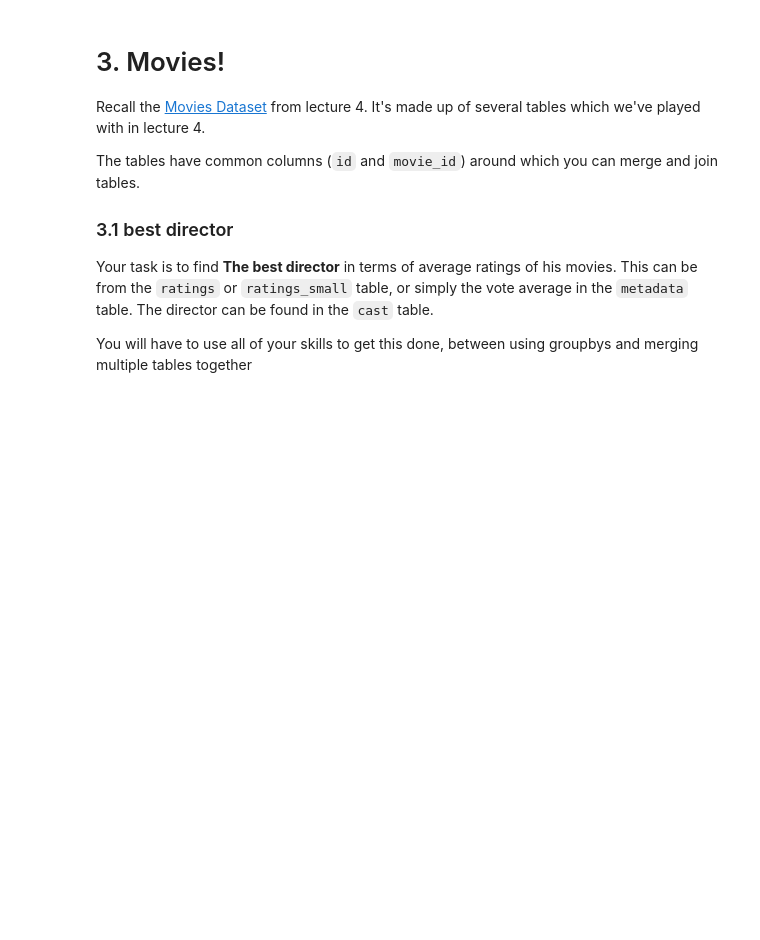
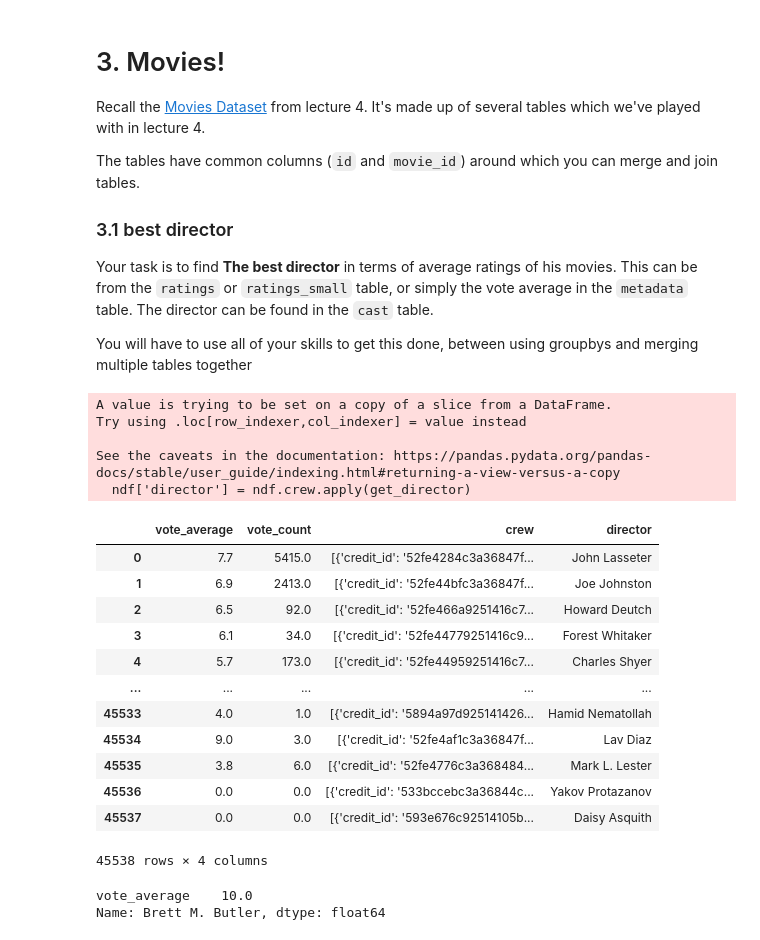
Before and after one commit to cb-ds-1/m2-3-exploration, a Jupyter notebook: workshop.ipynb, the cells around one changed output. Drawn from its saved outputs; the diff is of its cells as text; code cells hidden in the pictures; blank space fills up the shorter version.

```diff
--- a/workshop.ipynb
+++ b/workshop.ipynb
@@ -166,6 +167,7 @@ Your task is to find **The best director** in terms of average ratings of his mo
 
 You will have to use all of your skills to get this done, between using groupbys and merging multiple tables together
 # %%
+import json
 movies_url = {
 "movies_metadata": "1RLvh6rhzYiDDjPaudDgyS9LmqjbKH-wh",
 "keywords": "1YLOIxb-EPC_7QpkmRqkq9E6j7iqmoEh3",
@@ -183,17 +185,11 @@ def read_gdrive(url):
     path = 'https://drive.google.com/uc?export=download&id='+url
     return pd.read_csv(path)
 
-df = read_gdrive(movies_url["movies_metadata"])
+metadata = read_gdrive(movies_url["movies_metadata"])
 # %%
 credits = pd.read_csv('data/credits.csv')
 # %%
-credits['Director'] = credits['crew'].str.extract("'Director', 'name': '(.*?)\',")
-df['id'] = df['id'].astype(str)
+metadata['id'] = metadata['id'].astype(str)
 credits['id'] = credits['id'].astype(str)
-
-df = pd.merge(df, credits, on='id')
-
-avg = df.groupby(["Director"]).agg({'vote_average':'mean'})
-avg = avg.sort_values('vote_average',ascending=False,)
-avg.reset_index()
-avg.head(5)
+df = pd.merge(metadata, credits, on='id')
+ndf = df[['vote_average','vote_count','crew']]
@@ -199,0 +198,36 @@ avg.head(5)
+# %%
+def get_director(row):
+    row = eval(row)
+    for d in row:
+        if d['job'].lower() == 'director':
+            return d['name']
+    return ""
+
+ndf['director'] = ndf.crew.apply(get_director)
+ndf
+# %% [output]
+A value is trying to be set on a copy of a slice from a DataFrame.
+Try using .loc[row_indexer,col_indexer] = value instead
+
+See the caveats in the documentation: https://pandas.pydata.org/pandas-docs/stable/user_guide/indexing.html#returning-a-view-versus-a-copy
+  ndf['director'] = ndf.crew.apply(get_director)
+|  | vote_average | vote_count | crew | director |
+| 0 | 7.7 | 5415.0 | [{'credit_id': '52fe4284c3a36847f... | John Lasseter |
+| 1 | 6.9 | 2413.0 | [{'credit_id': '52fe44bfc3a36847f... | Joe Johnston |
+| 2 | 6.5 | 92.0 | [{'credit_id': '52fe466a9251416c7... | Howard Deutch |
+| 3 | 6.1 | 34.0 | [{'credit_id': '52fe44779251416c9... | Forest Whitaker |
+| 4 | 5.7 | 173.0 | [{'credit_id': '52fe44959251416c7... | Charles Shyer |
+| ... | ... | ... | ... | ... |
+| 45533 | 4.0 | 1.0 | [{'credit_id': '5894a97d925141426... | Hamid Nematollah |
+| 45534 | 9.0 | 3.0 | [{'credit_id': '52fe4af1c3a36847f... | Lav Diaz |
+| 45535 | 3.8 | 6.0 | [{'credit_id': '52fe4776c3a368484... | Mark L. Lester |
+| 45536 | 0.0 | 0.0 | [{'credit_id': '533bccebc3a36844c... | Yakov Protazanov |
+| 45537 | 0.0 | 0.0 | [{'credit_id': '593e676c92514105b... | Daisy Asquith |
+45538 rows × 4 columns
+# %%
+ndf = pd.DataFrame(ndf.groupby(['director'])['vote_average'].mean())
+ndf = ndf.sort_values('vote_average',ascending=False)
+ndf.iloc[0]
+# %% [output]
+vote_average    10.0
+Name: Brett M. Butler, dtype: float64
```
Also changed, not shown: parts of 10 cells of this notebook.
